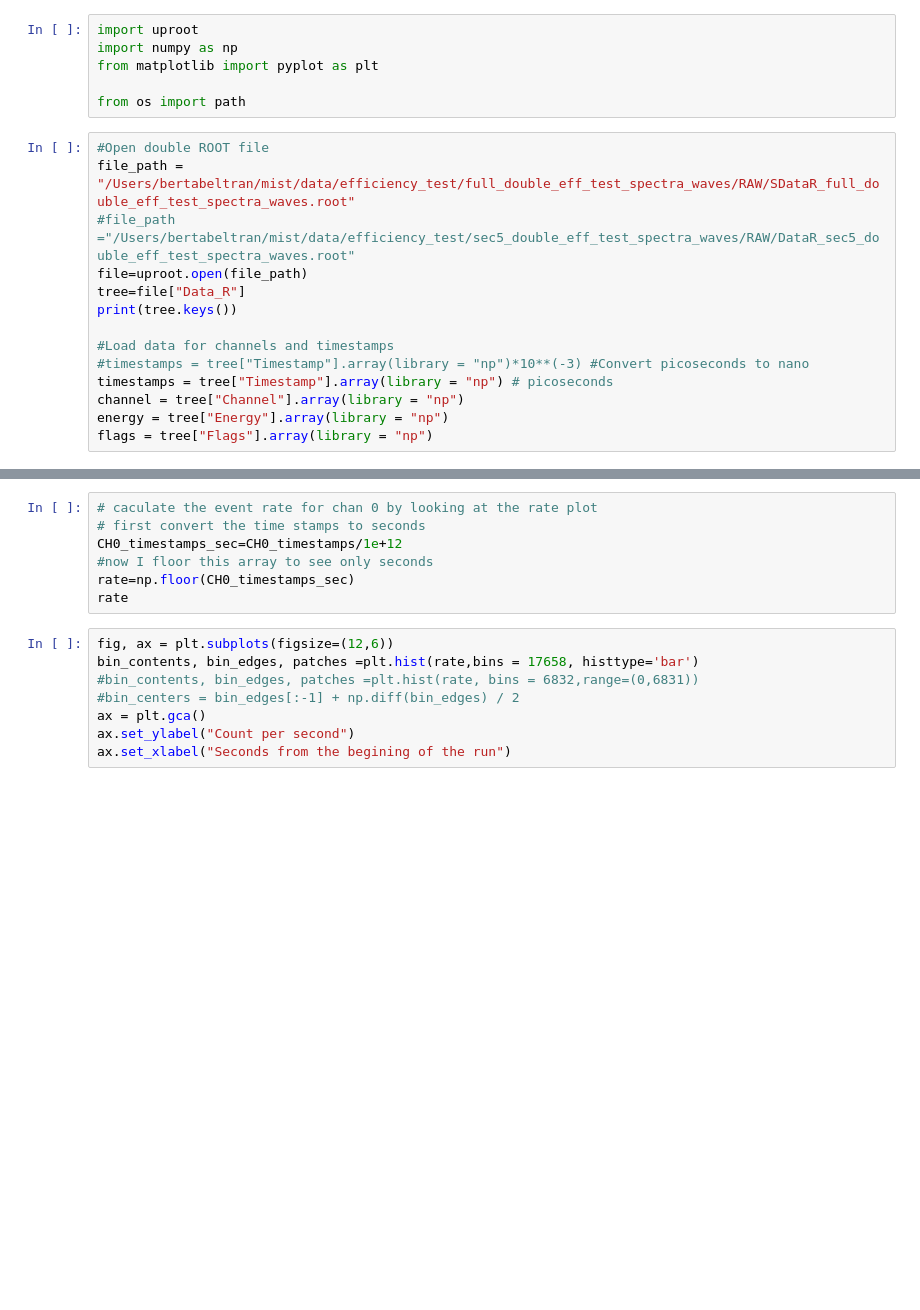
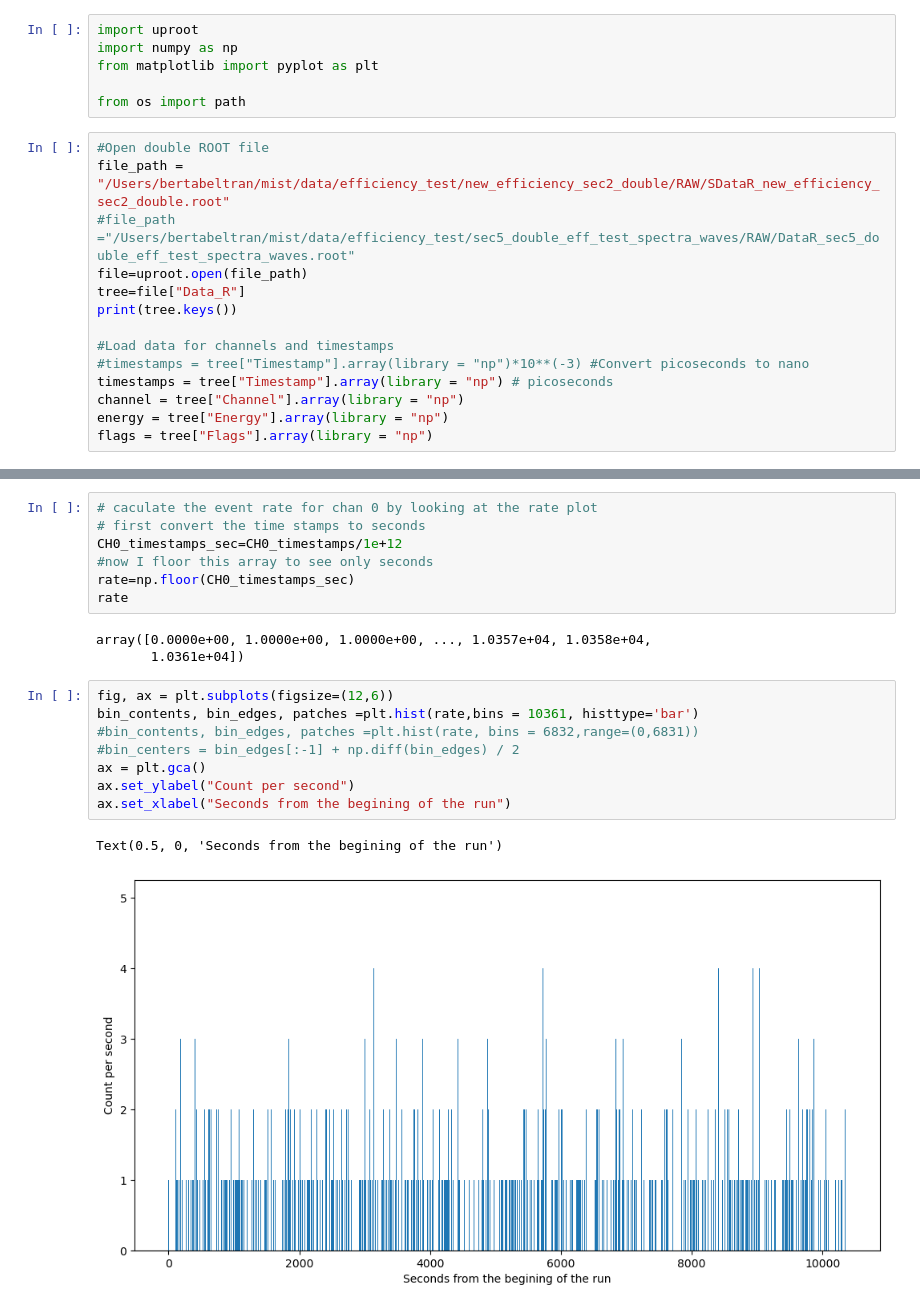
Before and after one commit to bertabl/mist, a Jupyter notebook: Efficiency test .ipynb, the cells around one changed output, grey strips where cells are left out. Saved outputs shown, nothing was run; the diff lists cells and outputs as text; blank space fills up the shorter version.

```diff
--- a/Efficiency test .ipynb
+++ b/Efficiency test .ipynb
@@ -6,7 +6,7 @@ from matplotlib import pyplot as plt
 from os import path
 # %%
 #Open double ROOT file
-file_path = "/Users/bertabeltran/mist/data/efficiency_test/full_double_eff_test_spectra_waves/RAW/SDataR_full_double_eff_test_spectra_waves.root"
+file_path = "/Users/bertabeltran/mist/data/efficiency_test/new_efficiency_sec2_double/RAW/SDataR_new_efficiency_sec2_double.root"
 #file_path ="/Users/bertabeltran/mist/data/efficiency_test/sec5_double_eff_test_spectra_waves/RAW/DataR_sec5_double_eff_test_spectra_waves.root"
 file=uproot.open(file_path)
 tree=file["Data_R"]
@@ -106,13 +114,19 @@ CH0_timestamps_sec=CH0_timestamps/1e+12
 #now I floor this array to see only seconds
 rate=np.floor(CH0_timestamps_sec)
 rate
+# %% [output]
+array([0.0000e+00, 1.0000e+00, 1.0000e+00, ..., 1.0357e+04, 1.0358e+04,
+       1.0361e+04])
 # %%
 fig, ax = plt.subplots(figsize=(12,6))
-bin_contents, bin_edges, patches =plt.hist(rate,bins = 17658, histtype='bar')
+bin_contents, bin_edges, patches =plt.hist(rate,bins = 10361, histtype='bar')
 #bin_contents, bin_edges, patches =plt.hist(rate, bins = 6832,range=(0,6831))
 #bin_centers = bin_edges[:-1] + np.diff(bin_edges) / 2
 ax = plt.gca()
 ax.set_ylabel("Count per second")
 ax.set_xlabel("Seconds from the begining of the run")
+# %% [output]
+Text(0.5, 0, 'Seconds from the begining of the run')
+[figure, added]
 # %%
 np.mean(bin_contents)
```
Also changed, not shown: parts of 16 cells of this notebook, 3 other files.
